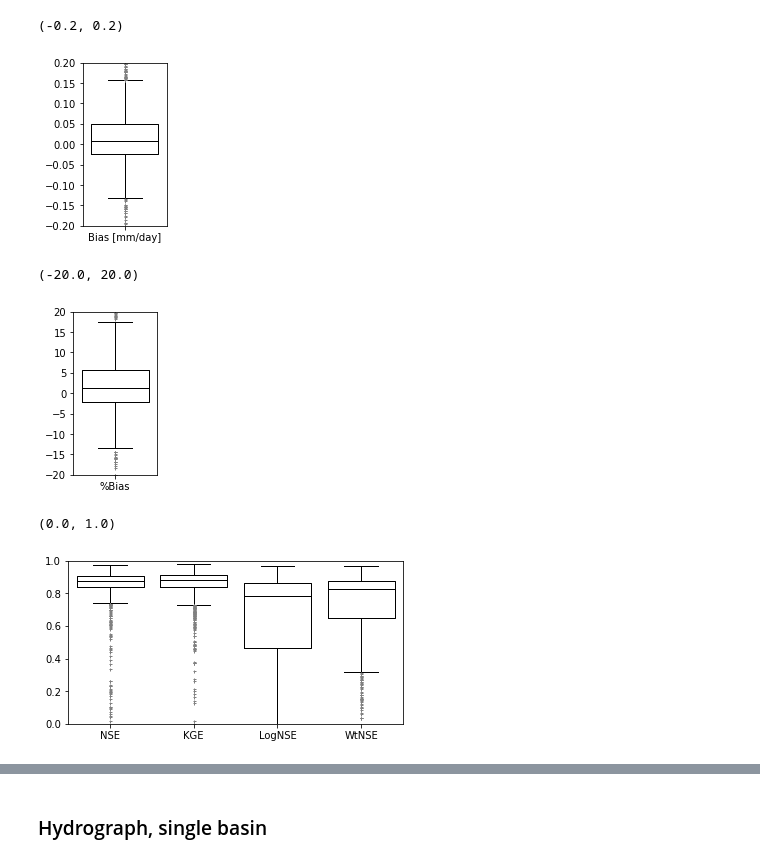
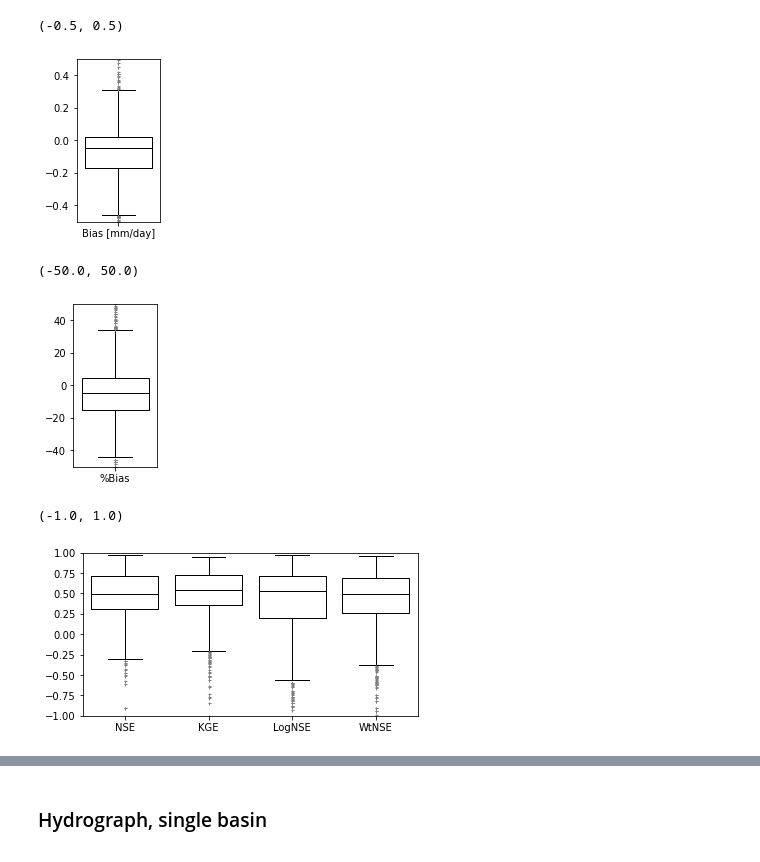
Before and after one commit to amazroo/ealstm_regional_modeling, a Jupyter notebook: notebooks/Evaluate_EALSTM.ipynb, the cells around one changed output, grey strips where cells are left out. Drawn from its saved outputs; the diff is of its cells as text; code cells hidden in the pictures.

Commit message:
debug boxplots for evaluation

```diff
--- a/notebooks/Evaluate_EALSTM.ipynb
+++ b/notebooks/Evaluate_EALSTM.ipynb
@@ -23,7 +23,7 @@ extent_conus = [-122, -73, 22, 50]
 # %%
 %%time
 list_basins = pd.read_csv('/glade/u/home/mazrooei/work/USGS/usgs_ealstm/ealstm_regional_modeling/data/basin_list.txt', dtype=str, names=['site_no']).site_no.to_list()
-data_LSTM = pd.read_pickle('/glade/u/home/mazrooei/work/USGS/usgs_ealstm/ealstm_regional_modeling/runs/run_2903_2008_seed588170/ealstm_seed588170.p')
+data_LSTM = pd.read_pickle('/glade/u/home/mazrooei/work/USGS/usgs_ealstm/ealstm_regional_modeling/runs/run_conus404_gagesII_trained_on_2005_2020/ealstm_seed95734.p')
 
 usgs_meta = pd.read_csv("/glade/p/cisl/nwc/nwm_verification_obs/streamflow_usgs/obsStrMeta.csv", dtype={'site_no': str}, index_col=0).set_index('site_no')
 usgs_meta = usgs_meta.sort_index()
@@ -55,11 +55,20 @@ def my_verif(obs, sim):
     corr_pear = obs.corr(sim)
     corr_rank = obs.corr(sim, method='spearman')
 
-    KGE_alpha = sim_std  / obs_std
-    KGE_beta  = sim_mean / obs_mean
+    if obs_std != 0:
+        KGE_alpha = np.float64(sim_std)  / obs_std
+        NSE_C = (Bias / obs_std)**2
+    else:
+        KGE_alpha = np.nan
+        NSE_C = np.nan
+
+    if obs_mean != 0:
+        KGE_beta = np.float64(sim_mean) / obs_mean
+    else:
+        KGE_beta = np.nan
+
     NSE_A = corr_pear**2
     NSE_B = (corr_pear - KGE_alpha)**2
-    NSE_C = (Bias / obs_std)**2
 
     NSE = 1-( np.sum(Err**2) / np.sum((obs-obs_mean)**2) )
     KGE = 1-( np.sqrt( (corr_pear-1)**2 + (KGE_alpha-1)**2 + (KGE_beta-1)**2 ) )
@@ -88,3 +97,12 @@ def my_verif(obs, sim):
                            'KGE_beta':KGE_beta
                            }, index=[0])
     return out_df.round(4)
+# %%
+s
+df = data_LSTM[s]
+df
+# obs = df.qobs
+# sim = df.qsim
+print(my_verif(obs = df.qobs, sim = df.qsim))
+df.plot.line( y=['qobs','qsim'], color={"qobs":"gray", 'qsim':'red'}, style=['-',':'], logy=True, legend=True)
+# verif = my_verif(df.qobs, df.qsim)
@@ -118,29 +147,31 @@ display(Metrics)
 # %%
 flierprops = dict(marker='+', markerfacecolor=None, markersize=3,
                   linestyle='none', markeredgecolor='grey')
 
+var = Metrics['Bias [mm/day]']
 plt.figure(figsize=(1.5,3))
-plt.boxplot(Metrics['Bias [mm/day]'], widths=.8, flierprops=flierprops, labels=['Bias [mm/day]'], medianprops=dict(color='k'))
-plt.ylim((-.20,.20))
+plt.boxplot(var[var.notna()], widths=.8, flierprops=flierprops, labels=['Bias [mm/day]'], medianprops=dict(color='k'))
+plt.ylim((-.50,.50))
 # %% [output]
-(-0.2, 0.2)
+(-0.5, 0.5)
-[figure, old version]
+[figure, new version]
 # %%
+var = Metrics['Bias_perc']
 plt.figure(figsize=(1.5,3))
-plt.boxplot(Metrics['Bias_perc'], labels=['%Bias'], widths=.8, medianprops=dict(color='k'), flierprops=flierprops)
-plt.ylim((-20,20))
+plt.boxplot(var[var.notna()], labels=['%Bias'], widths=.8, medianprops=dict(color='k'), flierprops=flierprops)
+plt.ylim((-50,50))
 # %% [output]
-(-20.0, 20.0)
+(-50.0, 50.0)
-[figure, old version]
+[figure, new version]
 # %%
 
 
 plt.figure(figsize=(6,3))
 Metrics.boxplot(column=['NSE', 'KGE', 'LogNSE', 'WtNSE'], widths=.8, grid=False, color='k', flierprops=flierprops) #showfliers=Fals
-plt.ylim((0,1))
+plt.ylim((-1,1))
 # %% [output]
-(0.0, 1.0)
+(-1.0, 1.0)
-[figure, old version]
+[figure, new version]
 # %%
 for varname in ['Bias [mm/day]', 'Bias_perc']:
     var = Metrics[varname]
```
Also changed, not shown: parts of 6 cells of this notebook.
